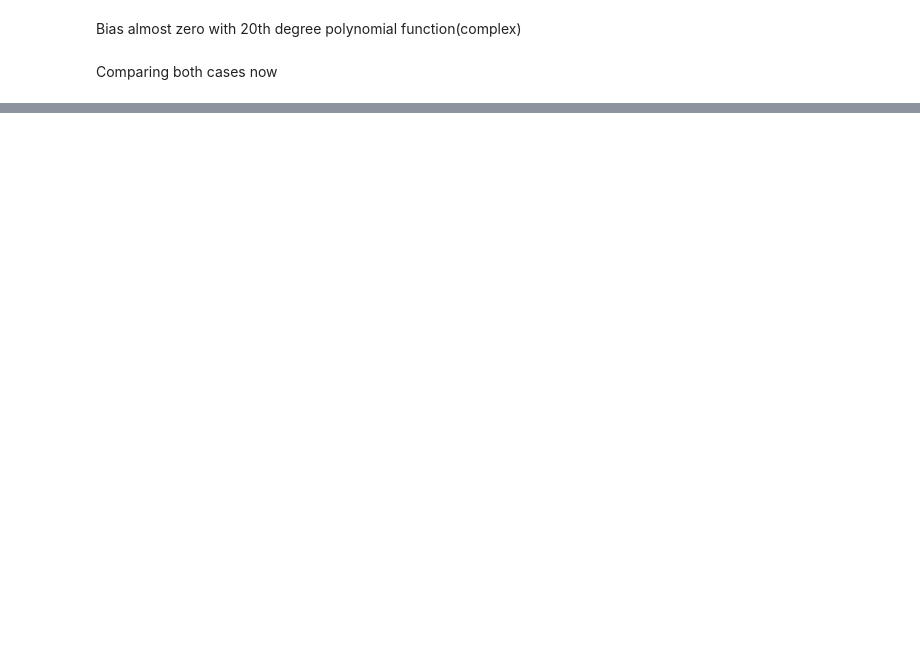
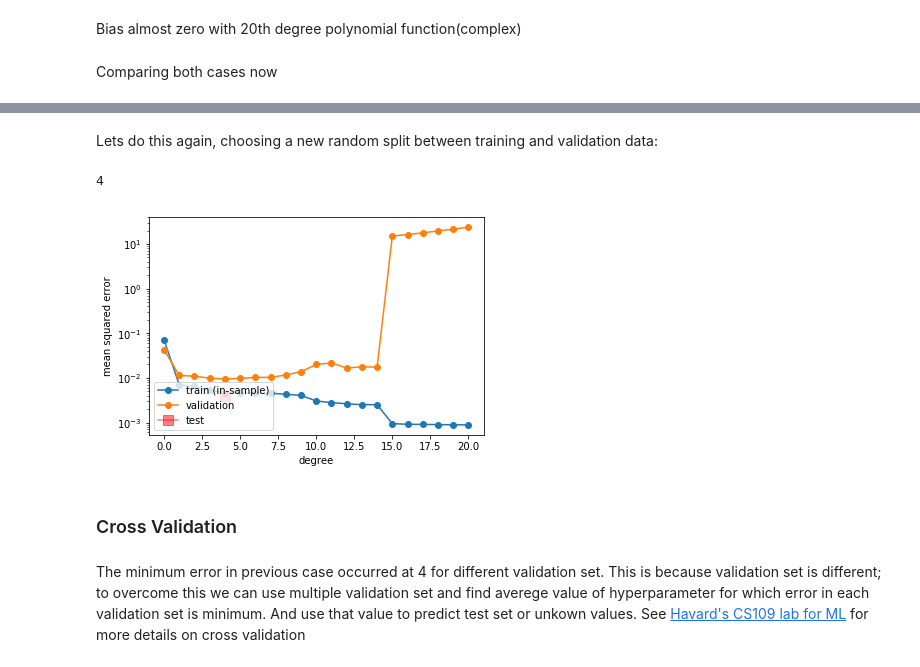
Before and after one commit to arunmarria/Fun-with-python, a Jupyter notebook: ML basics - Overfitting, regularization, Cross validation/ML basics.ipynb, the cells around one changed output, grey strips where cells are left out. Saved outputs shown, nothing was run; the diff lists cells and outputs as text; code cells hidden in the pictures; blank space fills up the shorter version.

```diff
--- a/ML basics - Overfitting, regularization, Cross validation/ML basics.ipynb
+++ b/ML basics - Overfitting, regularization, Cross validation/ML basics.ipynb
@@ -98,0 +360,50 @@ plt.title("Bias");
+# %% [markdown]
+Lets do this again, choosing a new random split between training and validation data:
+# %%
+intrain,invalid = train_test_split(itrain,train_size=18, test_size=6)
+xntrain= df.x[intrain].values
+fntrain = df.f[intrain].values
+yntrain = df.y[intrain].values
+xnvalid= df.x[invalid].values
+fnvalid = df.f[invalid].values
+ynvalid = df.y[invalid].values
+
+degrees=range(21)
+error_train=np.empty(len(degrees))
+error_valid=np.empty(len(degrees))
+trainvalidlists=make_features(xntrain, xnvalid, degrees)
+
+for d in degrees:#for increasing polynomial degrees 0,1,2...
+    #Create polynomials from x
+    Xntrain = trainvalidlists[d]['train']
+    Xnvalid = trainvalidlists[d]['test']
+    #fit a model linear in polynomial coefficients on the training set
+    est = LinearRegression()
+    est.fit(Xntrain, yntrain)
+    #calculate mean squared error
+    error_train[d] = mean_squared_error(yntrain, est.predict(Xntrain))
+    error_valid[d] = mean_squared_error(ynvalid, est.predict(Xnvalid))
+
+mindeg = np.argmin(error_valid)
+ttlist=make_features(xtrain, xtest, degrees)
+#fit on whole training set now.
+clf = LinearRegression()
+clf.fit(ttlist[mindeg]['train'], ytrain) # fit
+pred = clf.predict(ttlist[mindeg]['test'])
+err = mean_squared_error(ytest, pred)
+plt.plot(degrees, error_train, marker='o', label='train (in-sample)')
+plt.plot(degrees, error_valid, marker='o', label='validation')
+plt.plot([mindeg], [err], marker='s', markersize=10, label='test', alpha=0.5, color='r')
+
+plt.ylabel('mean squared error')
+plt.xlabel('degree')
+plt.legend(loc='lower left')
+plt.yscale("log")
+print (mindeg)
+# %% [output]
+4
+[figure, added]
+# %% [markdown]
+### Cross Validation
+# %% [markdown]
+The minimum error in previous case occurred at 4 for different validation set. This is because validation set is different; to overcome this we can use multiple validation set and find averege value of hyperparameter for which error in each validation set is minimum. And use that value to predict test set or unkown values. See [Havard's CS109 lab for ML](https://github.com/arunmarria/2015lab5/blob/master/LearningModels.ipynb) for more details on cross validation
```
Also changed, not shown: parts of 45 cells of this notebook.
